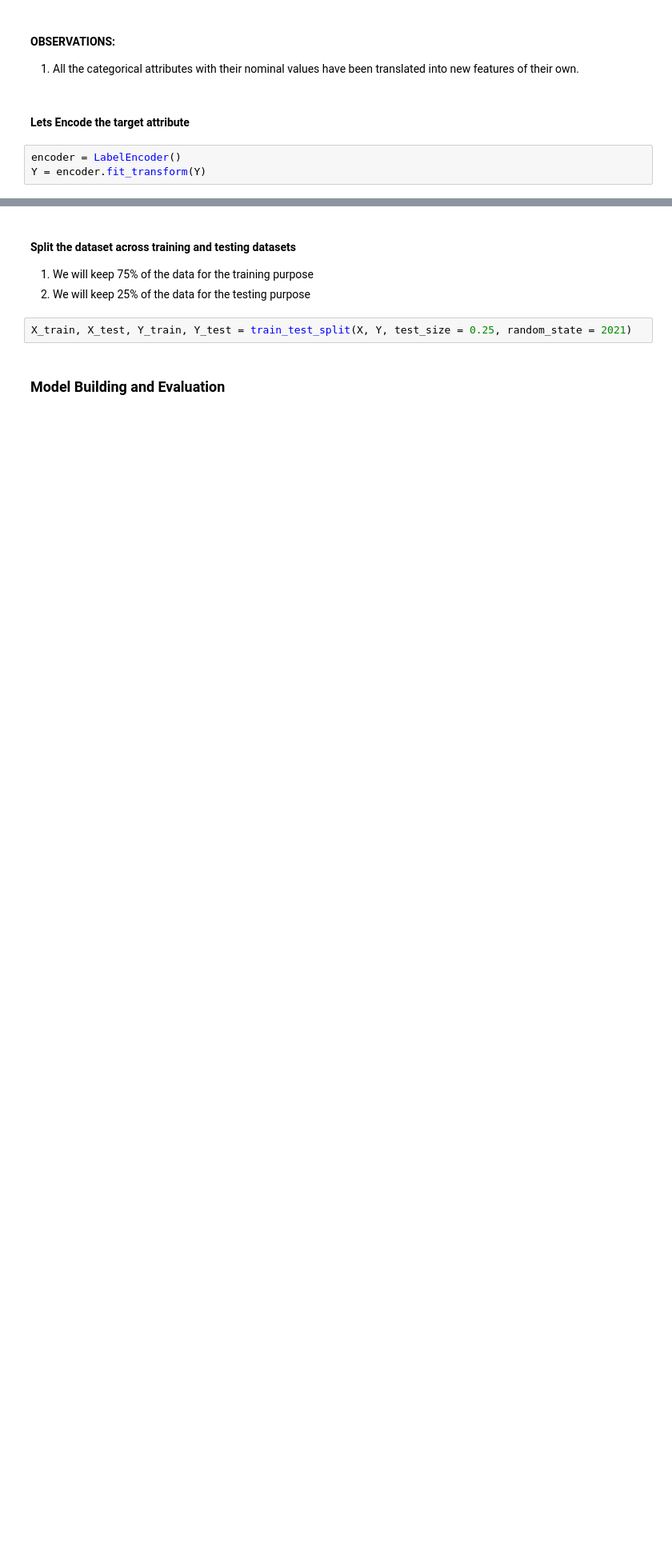
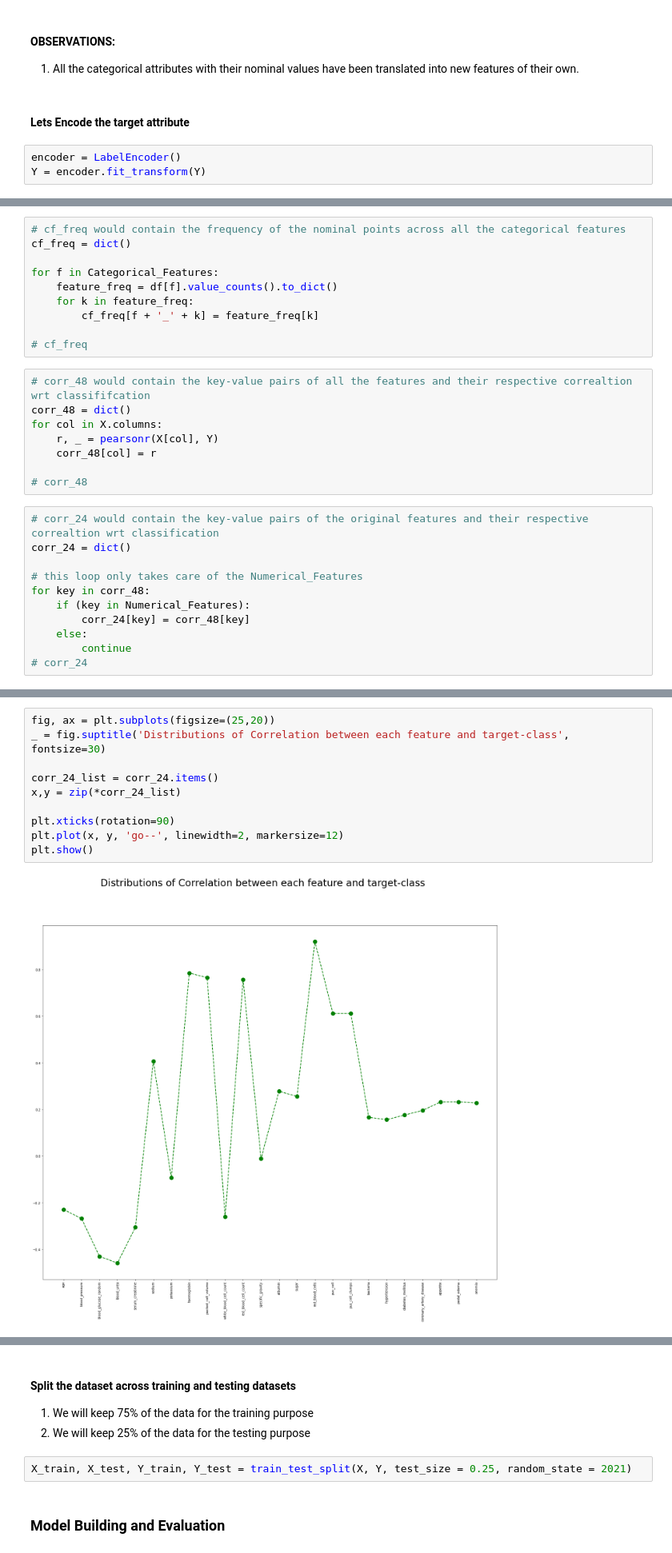
Before and after one commit to umang8496/bits-dse, a Jupyter notebook: dm_assignment_01/chronic-kidney-disease-classification-problem.ipynb, the cells around one changed output, grey strips where cells are left out. Shown at 80% size. Cells and saved outputs as stored; diff of their text form; blank space fills up the shorter version.

```diff
--- a/dm_assignment_01/chronic-kidney-disease-classification-problem.ipynb
+++ b/dm_assignment_01/chronic-kidney-disease-classification-problem.ipynb
@@ -805,0 +814,29 @@ Y = encoder.fit_transform(Y)
+# %%
+# cf_freq would contain the frequency of the nominal points across all the categorical features
+cf_freq = dict()
+
+for f in Categorical_Features:
+    feature_freq = df[f].value_counts().to_dict()
+    for k in feature_freq:
+        cf_freq[f + '_' + k] = feature_freq[k]
+
+# cf_freq
+# %%
+# corr_48 would contain the key-value pairs of all the features and their respective correaltion wrt classififcation
+corr_48 = dict()
+for col in X.columns:
+    r, _ = pearsonr(X[col], Y)
+    corr_48[col] = r
+
+# corr_48
+# %%
+# corr_24 would contain the key-value pairs of the original features and their respective correaltion wrt classification
+corr_24 = dict()
+
+# this loop only takes care of the Numerical_Features
+for key in corr_48:
+    if (key in Numerical_Features):
+        corr_24[key] = corr_48[key]
+    else:
+        continue
+# corr_24
@@ -805,0 +929,12 @@ Y = encoder.fit_transform(Y)
+# %%
+fig, ax = plt.subplots(figsize=(25,20))
+_ = fig.suptitle('Distributions of Correlation between each feature and target-class', fontsize=30)
+
+corr_24_list = corr_24.items()
+x,y = zip(*corr_24_list)
+
+plt.xticks(rotation=90)
+plt.plot(x, y, 'go--', linewidth=2, markersize=12)
+plt.show()
+# %% [output]
+[figure, added]
```
Also changed, not shown: parts of 11 cells of this notebook.
